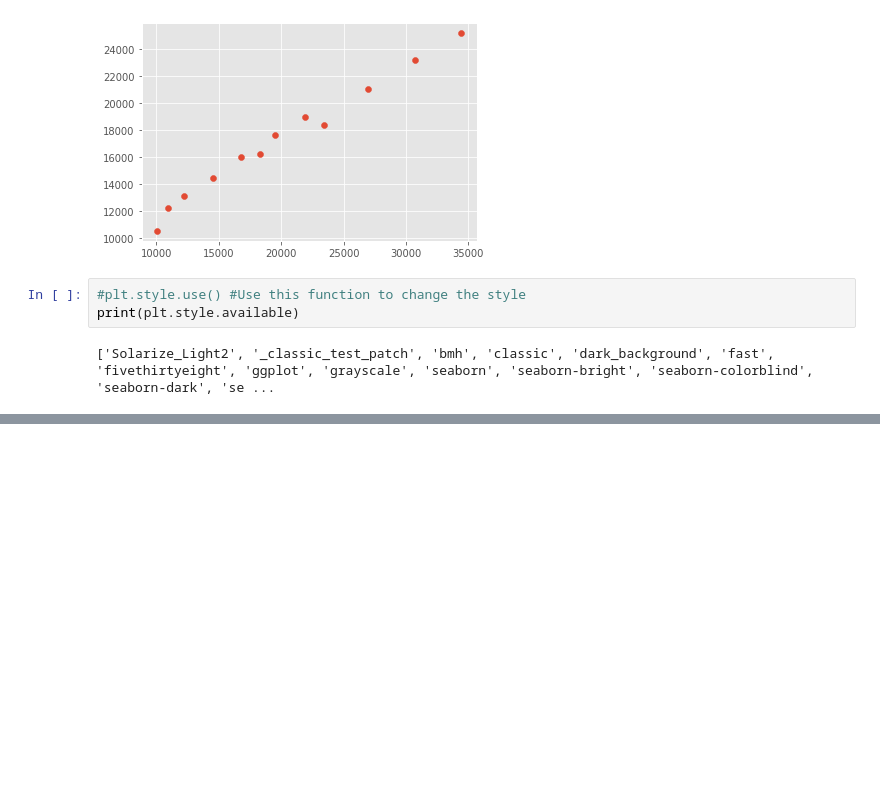
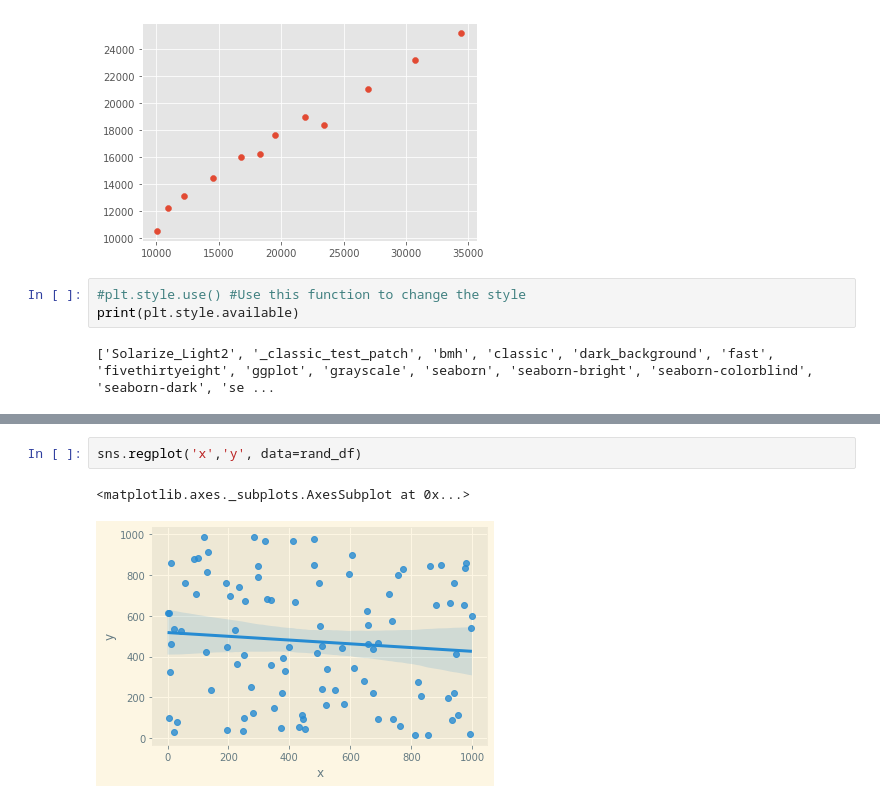
Before and after one commit to colfin/practcomp_2022, a Jupyter notebook: PracComp2022.ipynb, the cells around one changed output, grey strips where cells are left out. Cells and saved outputs as stored; diff of their text form; blank space fills up the shorter version.

```diff
--- a/PracComp2022.ipynb
+++ b/PracComp2022.ipynb
@@ -571,0 +629,5 @@ print(plt.style.available)
+# %%
+sns.regplot('x','y', data=rand_df)
+# %% [output]
+<matplotlib.axes._subplots.AxesSubplot at 0x...>
+[figure, added]
```
Also changed, not shown: parts of 16 cells of this notebook.
